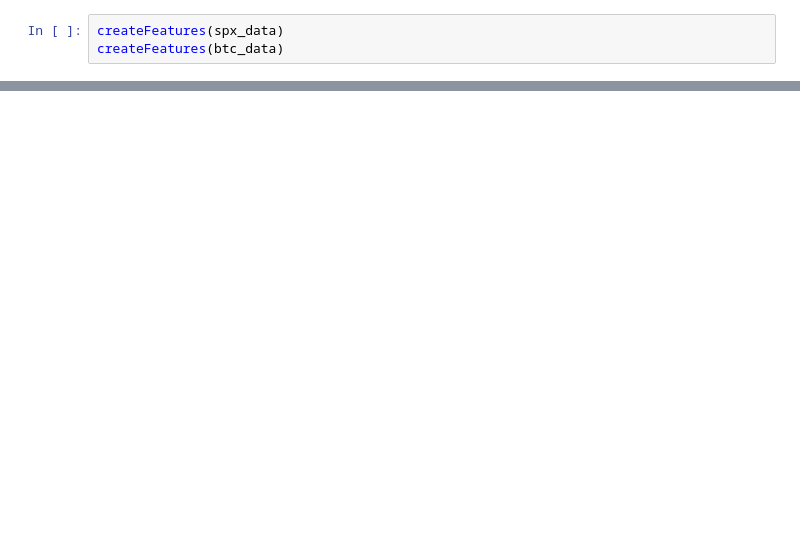
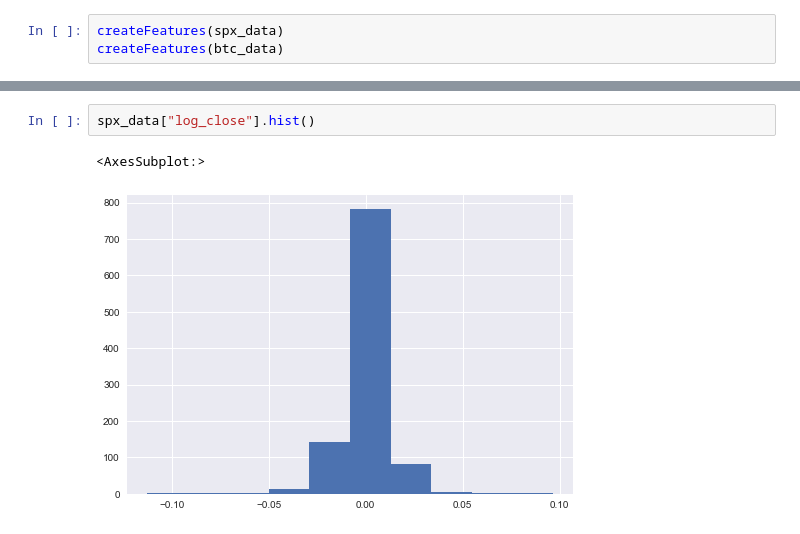
Before and after one commit to arminv1001/BTCvsSPX, a Jupyter notebook: DataLoader.ipynb, the cells around one changed output, grey strips where cells are left out. Cells and saved outputs as stored; diff of their text form; blank space fills up the shorter version.

```diff
--- a/DataLoader.ipynb
+++ b/DataLoader.ipynb
@@ -57,0 +70,5 @@ spx_data
+# %%
+spx_data["log_close"].hist()
+# %% [output]
+<AxesSubplot:>
+[figure, added]
```
Also changed, not shown: parts of 14 cells of this notebook.
